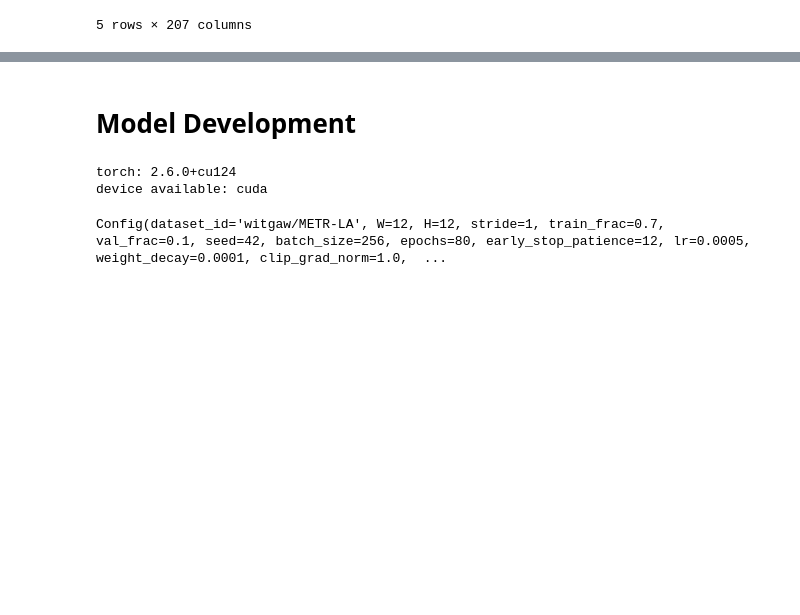
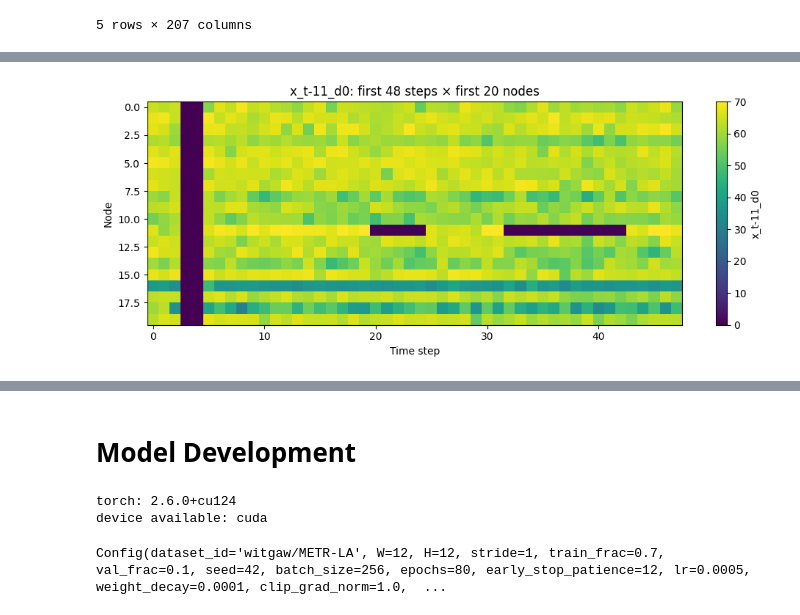
Before and after one commit to Kvnhooman/AAI530_Final_Project_Team7, a Jupyter notebook: Traffic_Prediction.ipynb, the cells around one changed output, grey strips where cells are left out. Saved outputs shown, nothing was run; the diff lists cells and outputs as text; code cells hidden in the pictures; blank space fills up the shorter version.

Commit message:
feat: update visualizations

```diff
--- a/Traffic_Prediction.ipynb
+++ b/Traffic_Prediction.ipynb
@@ -263,11 +253,12 @@ Using TARGET_COL = x_t-11_d0
+# %%
+# Y is defined from the target column.
+# Y = core.pivot(index="t0_timestamp", columns="node_id", values=TARGET_COL)
+TARGET_COL = "x_t-11_d0"
 # %%
-# Keep only columns we need
+# Pivot to Y and basic stats
 core = df[["t0_timestamp", "node_id", TARGET_COL]].dropna(subset=["t0_timestamp", "node_id"]).copy()
 core["node_id"] = core["node_id"].astype(int)
-
-Y = (core
-     .pivot(index="t0_timestamp", columns="node_id", values=TARGET_COL)
-     .sort_index())
+Y = core.pivot(index="t0_timestamp", columns="node_id", values=TARGET_COL).sort_index()
 
 print("Y shape [T, N] =", Y.shape)
 print("Missing rate in Y:", float(Y.isna().mean().mean()))
@@ -298,0 +277,15 @@ plt.show()
+# %%
+# Heatmap of a small slice (time × nodes)
+slice_t = 48
+slice_n = 20
+Y_slice = Y.iloc[:slice_t, :slice_n]
+plt.figure(figsize=(10, 4))
+plt.imshow(Y_slice.T, aspect="auto", cmap="viridis")
+plt.colorbar(label=TARGET_COL)
+plt.xlabel("Time step")
+plt.ylabel("Node")
+plt.title(f"{TARGET_COL}: first {slice_t} steps × first {slice_n} nodes")
+plt.tight_layout()
+plt.show()
+# %% [output]
+[figure, added]
```
Also changed, not shown: parts of 21 cells of this notebook, 5 other files.
